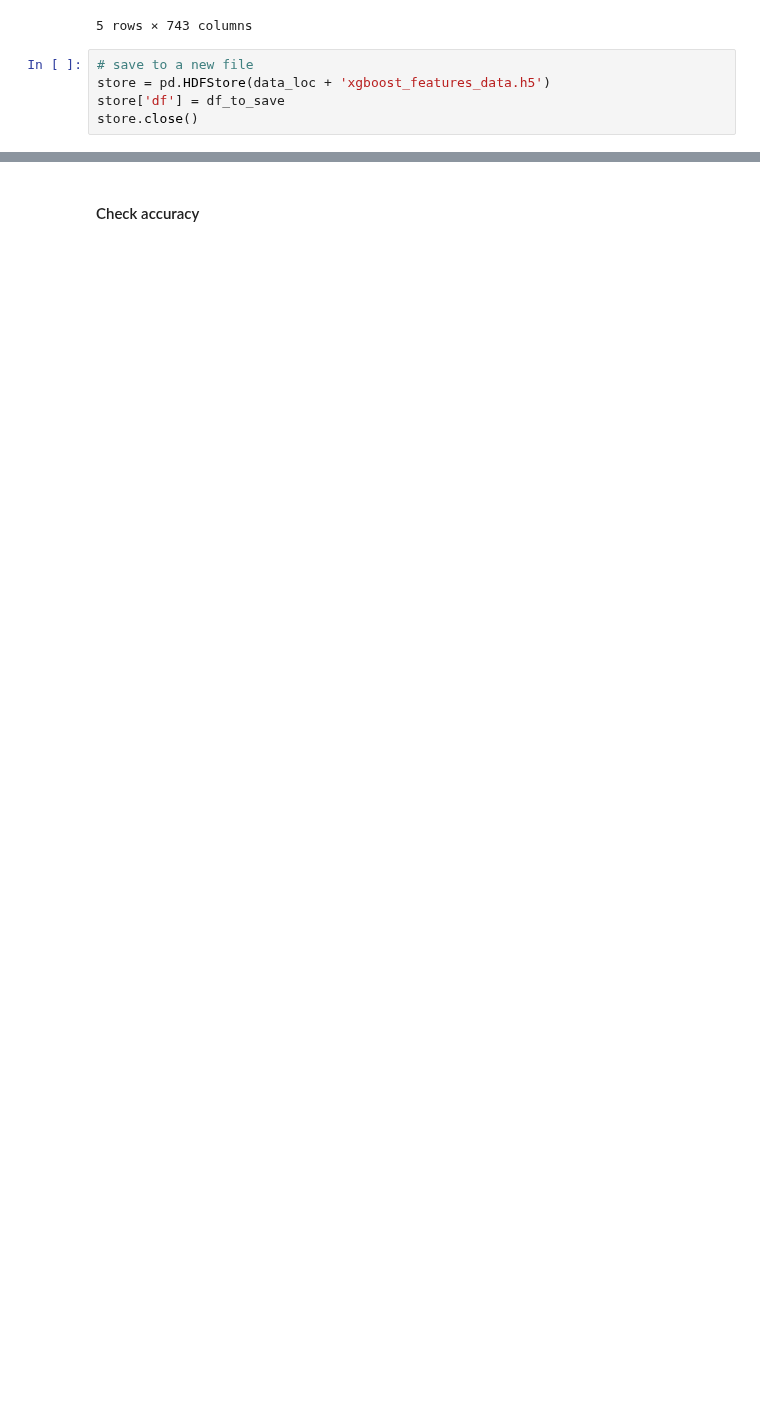
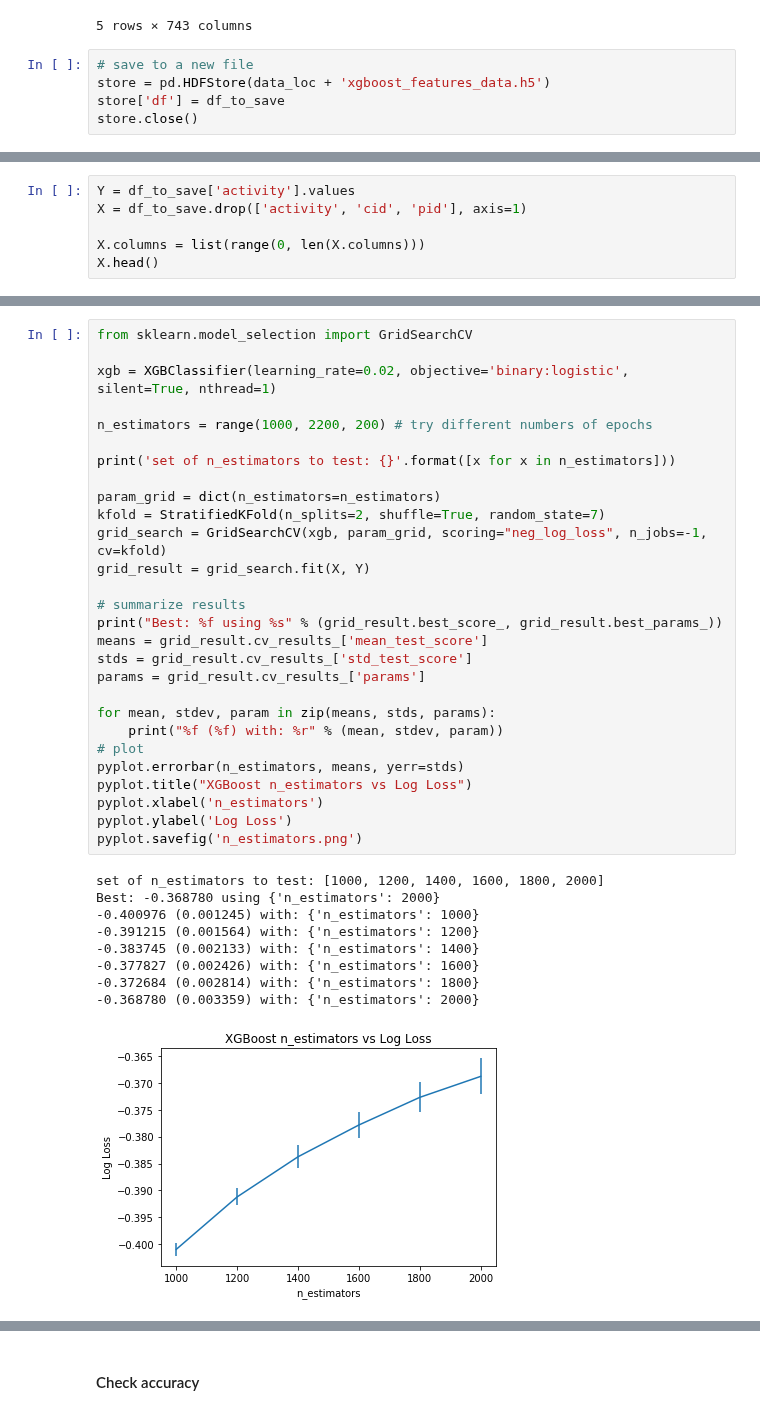
Before and after one commit to BrianDavisMath/FDA-COVID19, a Jupyter notebook: notebooks/greg-dimension-reduction-xgboost.ipynb, the cells around one changed output, grey strips where cells are left out. Saved outputs shown, nothing was run; the diff lists cells and outputs as text; blank space fills up the shorter version.

```diff
--- a/notebooks/greg-dimension-reduction-xgboost.ipynb
+++ b/notebooks/greg-dimension-reduction-xgboost.ipynb
@@ -208,0 +228,6 @@ store.close()
+# %%
+Y = df_to_save['activity'].values
+X = df_to_save.drop(['activity', 'cid', 'pid'], axis=1)
+
+X.columns = list(range(0, len(X.columns)))
+X.head()
@@ -208,0 +242,38 @@ store.close()
+# %%
+from sklearn.model_selection import GridSearchCV
+
+xgb = XGBClassifier(learning_rate=0.02, objective='binary:logistic', silent=True, nthread=1)
+
+n_estimators = range(1000, 2200, 200) # try different numbers of epochs
+
+print('set of n_estimators to test: {}'.format([x for x in n_estimators]))
+
+param_grid = dict(n_estimators=n_estimators)
+kfold = StratifiedKFold(n_splits=2, shuffle=True, random_state=7)
+grid_search = GridSearchCV(xgb, param_grid, scoring="neg_log_loss", n_jobs=-1, cv=kfold)
+grid_result = grid_search.fit(X, Y)
+
+# summarize results
+print("Best: %f using %s" % (grid_result.best_score_, grid_result.best_params_))
+means = grid_result.cv_results_['mean_test_score']
+stds = grid_result.cv_results_['std_test_score']
+params = grid_result.cv_results_['params']
+
+for mean, stdev, param in zip(means, stds, params):
+	print("%f (%f) with: %r" % (mean, stdev, param))
+# plot
+pyplot.errorbar(n_estimators, means, yerr=stds)
+pyplot.title("XGBoost n_estimators vs Log Loss")
+pyplot.xlabel('n_estimators')
+pyplot.ylabel('Log Loss')
+pyplot.savefig('n_estimators.png')
+# %% [output]
+set of n_estimators to test: [1000, 1200, 1400, 1600, 1800, 2000]
+Best: -0.368780 using {'n_estimators': 2000}
+-0.400976 (0.001245) with: {'n_estimators': 1000}
+-0.391215 (0.001564) with: {'n_estimators': 1200}
+-0.383745 (0.002133) with: {'n_estimators': 1400}
+-0.377827 (0.002426) with: {'n_estimators': 1600}
+-0.372684 (0.002814) with: {'n_estimators': 1800}
+-0.368780 (0.003359) with: {'n_estimators': 2000}
+[figure, added]
```
Also changed, not shown: parts of 51 cells of this notebook, 1 other file.
